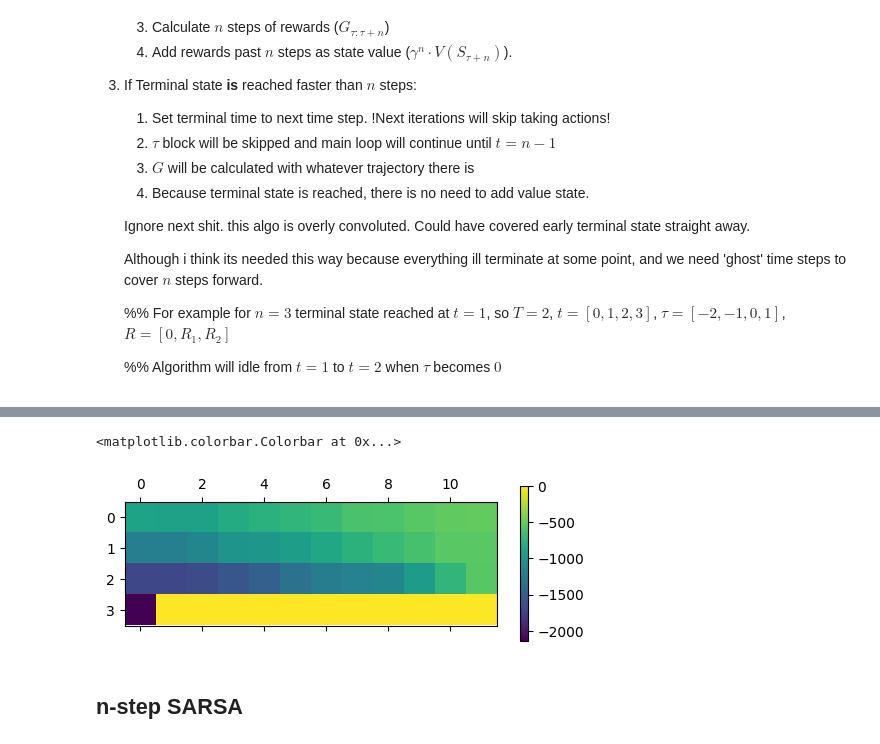
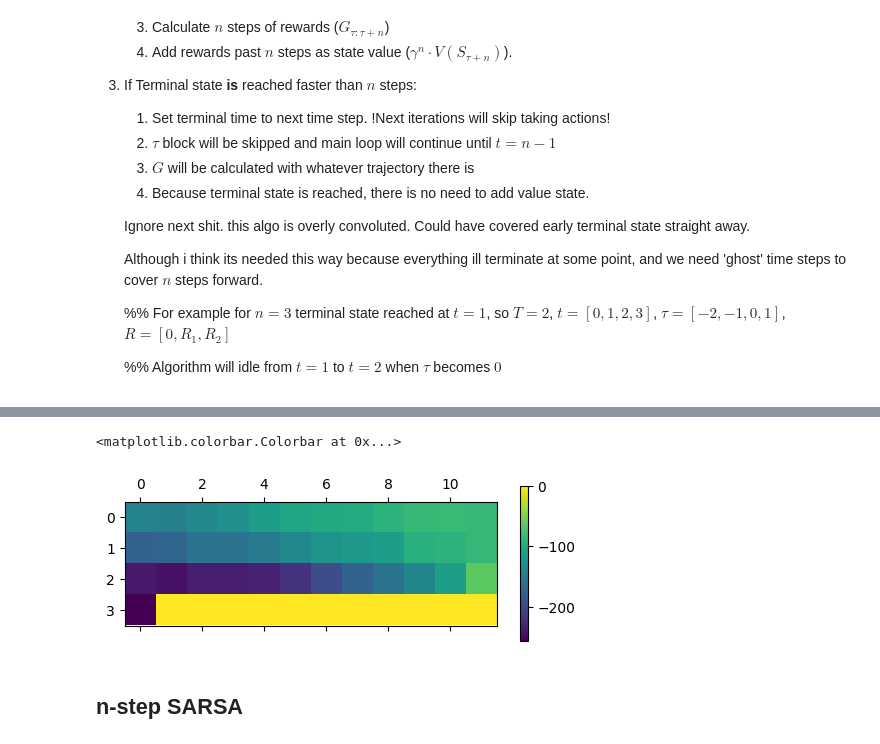
Before and after one commit to ajegorovs/aj_python_tool_lib, a Jupyter notebook: data_processing/neural_networks/RL_Reinforced_Learning/Sutton_P1_Ch07_n_step_bootstrapping.ipynb, the cells around one changed output, grey strips where cells are left out. Drawn from its saved outputs; the diff is of its cells as text; code cells hidden in the pictures.

```diff
--- a/data_processing/neural_networks/RL_Reinforced_Learning/Sutton_P1_Ch07_n_step_bootstrapping.ipynb
+++ b/data_processing/neural_networks/RL_Reinforced_Learning/Sutton_P1_Ch07_n_step_bootstrapping.ipynb
@@ -75,40 +91,40 @@ def n_step_TD_V(env: base_env, n_steps = 5, N = 1, GAMMA = 1, ALPHA = 0.01):
     tq_iter = tqdm(range(N))
     for i in tq_iter:
         t = 0
         state           = env.reset()
         mem = [state]
         rews = [-1000]  # dummy reward R_0 so next is R_{t+1}
         T = float("inf")
         while True:
             if t < T:
                 action                      = env.sample_action(state, use_Qsa=False)
                 state_prime, reward, done   = env.step(action)
                 mem.append(state_prime)
                 rews.append(reward)
                 if done:
                     T = t + 1
+                state = state_prime     # omg forgot this lool
             tau = t - n_steps + 1
             if tau >= 0:
                 # add +1 to end range to include it.
                 G = sum([GAMMA**(i-tau-1)*rews[i] for i in range(tau+1, min(tau+n_steps,T) + 1)])
                 if tau + n_steps < T:
                     G += GAMMA**n_steps*env.Vs[mem[tau+n_steps]]
                 env.Vs[mem[tau]] = env.Vs[mem[tau]] + ALPHA*(G - env.Vs[mem[tau]])
 
                 #tq_iter.set_postfix(eps=env.eps, s = s)
             t += 1
 
             if tau == T - 1:
                 break
     return
 
-n_step_TD_V(env_nTD_V, n_steps = 5, N = 2000, GAMMA = 1, ALPHA = 0.01)
+n_step_TD_V(env_nTD_V, n_steps = 5, N = 2000, GAMMA = 0.99, ALPHA = 0.01)
+c = plt.matshow(env_nTD_V.Vs.reshape(4,12))
+plt.colorbar(c)
+# %% [output]
+<matplotlib.colorbar.Colorbar at 0x...>
+[figure, added]
-# %%
-c = plt.matshow(env_nTD_V.Vs.reshape(4,12))
-plt.colorbar(c)
-# %% [output]
-<matplotlib.colorbar.Colorbar at 0x...>
-[figure, removed]
 # %% [markdown]
 ## n-step SARSA
 # %% [markdown]
```
Also changed, not shown: parts of 24 cells of this notebook, 1 other file.
